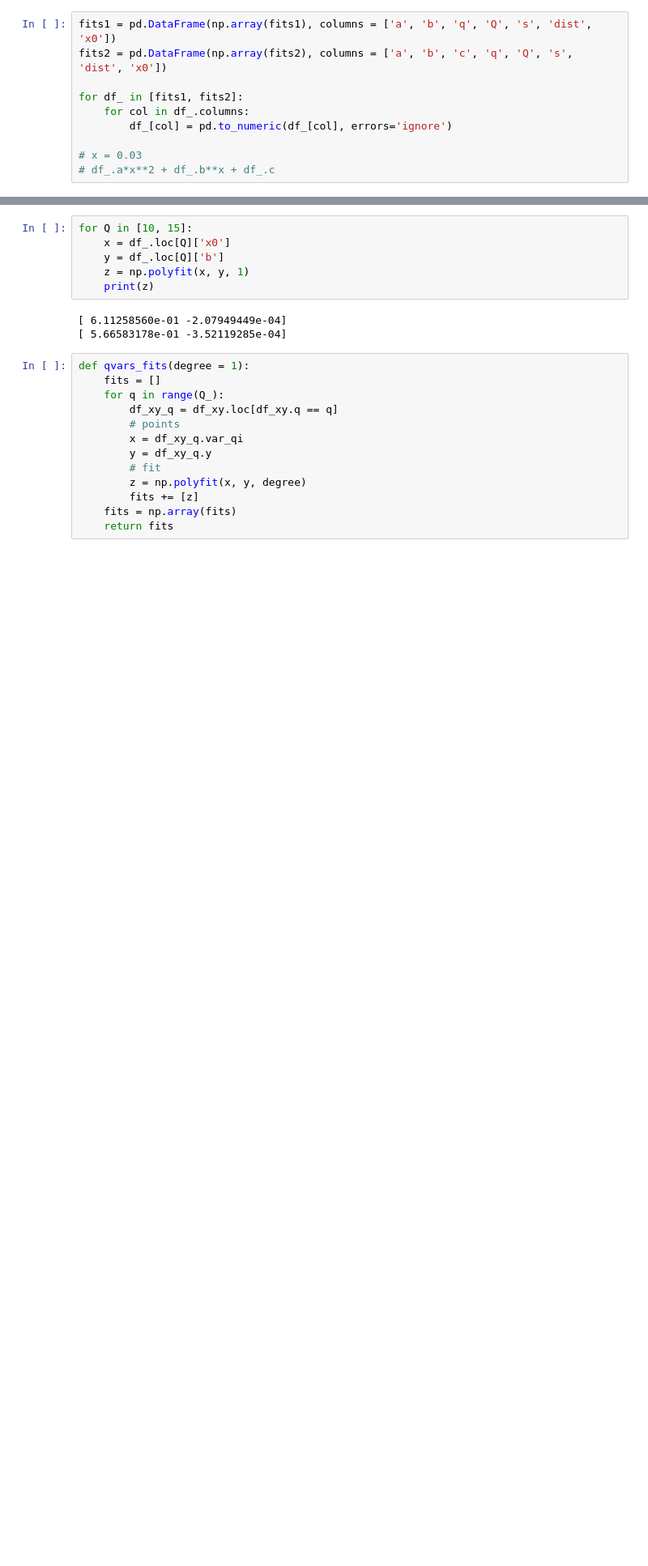
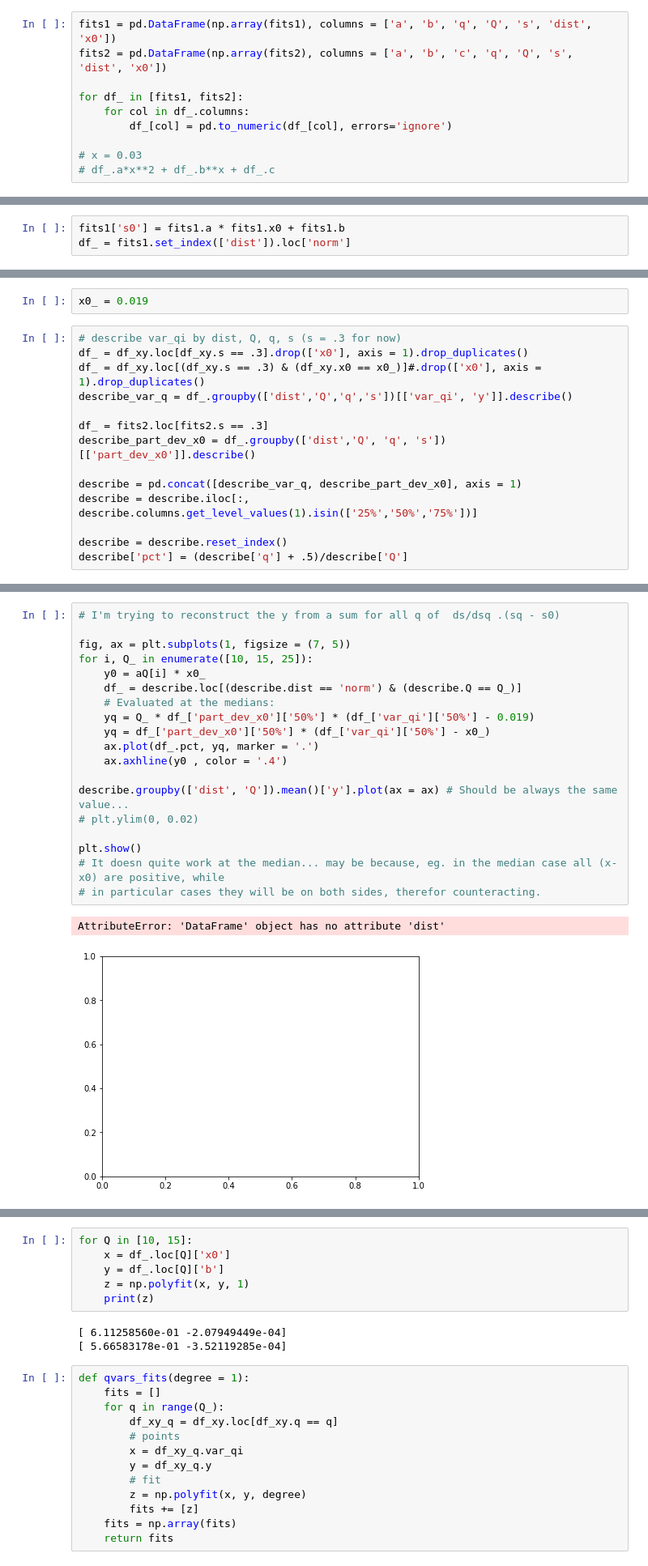
Before and after one commit to matuteiglesias/French_exports_bkp, a Jupyter notebook: code/notebooks/Partial dependence of agg_var on q_var.ipynb, the cells around one changed output, grey strips where cells are left out. Shown at 81% size. Drawn from its saved outputs; the diff is of its cells as text; blank space fills up the shorter version.

Commit message:
Added user created data

```diff
--- a/code/notebooks/Partial dependence of agg_var on q_var.ipynb
+++ b/code/notebooks/Partial dependence of agg_var on q_var.ipynb
@@ -372,0 +380,3 @@ array([-3.99339923e-04,  1.75612978e-04,  3.82148507e-04, -4.61938132e-04,
+# %%
+fits1['s0'] = fits1.a * fits1.x0 + fits1.b
+df_ = fits1.set_index(['dist']).loc['norm']
@@ -372,0 +475,16 @@ array([-3.99339923e-04,  1.75612978e-04,  3.82148507e-04, -4.61938132e-04,
+# %%
+x0_ = 0.019
+# %%
+# describe var_qi by dist, Q, q, s (s = .3 for now)
+df_ = df_xy.loc[df_xy.s == .3].drop(['x0'], axis = 1).drop_duplicates()
+df_ = df_xy.loc[(df_xy.s == .3) & (df_xy.x0 == x0_)]#.drop(['x0'], axis = 1).drop_duplicates()
+describe_var_q = df_.groupby(['dist','Q','q','s'])[['var_qi', 'y']].describe()
+
+df_ = fits2.loc[fits2.s == .3]
+describe_part_dev_x0 = df_.groupby(['dist','Q', 'q', 's'])[['part_dev_x0']].describe()
+
+describe = pd.concat([describe_var_q, describe_part_dev_x0], axis = 1)
+describe = describe.iloc[:, describe.columns.get_level_values(1).isin(['25%','50%','75%'])]
+
+describe = describe.reset_index()
+describe['pct'] = (describe['q'] + .5)/describe['Q']
@@ -372,0 +493,22 @@ array([-3.99339923e-04,  1.75612978e-04,  3.82148507e-04, -4.61938132e-04,
+# %%
+# I'm trying to reconstruct the y from a sum for all q of  ds/dsq .(sq - s0)
+
+fig, ax = plt.subplots(1, figsize = (7, 5))
+for i, Q_ in enumerate([10, 15, 25]):
+    y0 = aQ[i] * x0_
+    df_ = describe.loc[(describe.dist == 'norm') & (describe.Q == Q_)]
+    # Evaluated at the medians:
+    yq = Q_ * df_['part_dev_x0']['50%'] * (df_['var_qi']['50%'] - 0.019)
+    yq = df_['part_dev_x0']['50%'] * (df_['var_qi']['50%'] - x0_)
+    ax.plot(df_.pct, yq, marker = '.')
+    ax.axhline(y0 , color = '.4')
+
+describe.groupby(['dist', 'Q']).mean()['y'].plot(ax = ax) # Should be always the same value...
+# plt.ylim(0, 0.02)
+
+plt.show()
+# It doesn quite work at the median... may be because, eg. in the median case all (x-x0) are positive, while
+# in particular cases they will be on both sides, therefor counteracting.
+# %% [output]
+AttributeError: 'DataFrame' object has no attribute 'dist'
+[figure, added]
```
Also changed, not shown: parts of 19 cells of this notebook, 1 other file.
